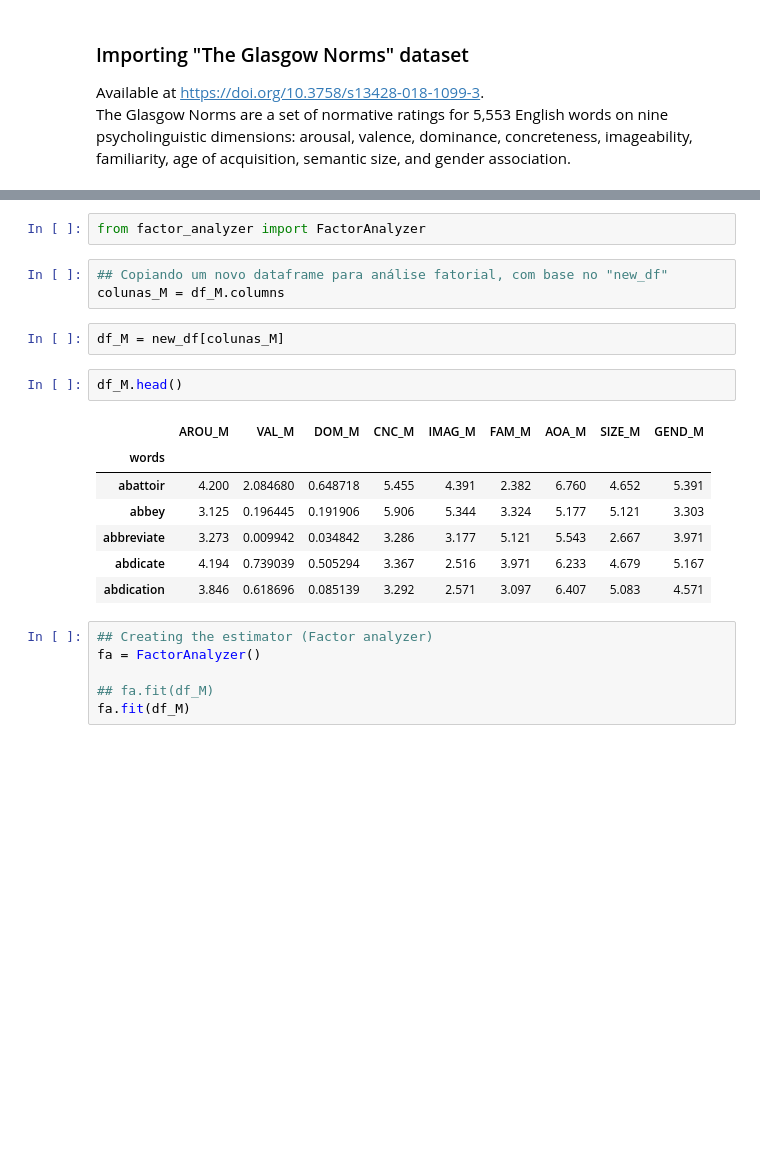
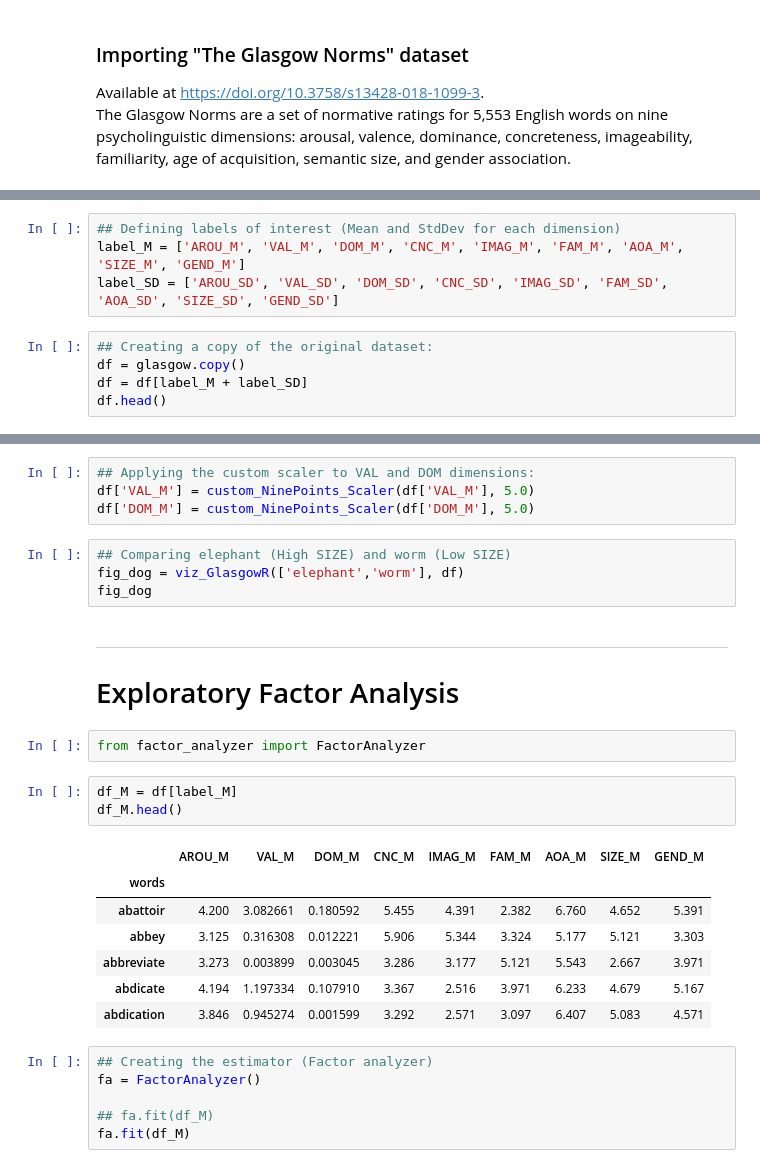
Before and after one commit to tbnsilveira/semantic_factors, a Jupyter notebook: notebooks/Semantic_Factors.ipynb, the cells around one changed output, grey strips where cells are left out. Saved outputs shown, nothing was run; the diff lists cells and outputs as text; blank space fills up the shorter version.

```diff
--- a/notebooks/Semantic_Factors.ipynb
+++ b/notebooks/Semantic_Factors.ipynb
@@ -330,0 +50,9 @@ This tutorial brings more reference on factor analysis calculation: https://medi
+# %%
+## Defining labels of interest (Mean and StdDev for each dimension)
+label_M = ['AROU_M', 'VAL_M', 'DOM_M', 'CNC_M', 'IMAG_M', 'FAM_M', 'AOA_M', 'SIZE_M', 'GEND_M']
+label_SD = ['AROU_SD', 'VAL_SD', 'DOM_SD', 'CNC_SD', 'IMAG_SD', 'FAM_SD', 'AOA_SD', 'SIZE_SD', 'GEND_SD']
+# %%
+## Creating a copy of the original dataset:
+df = glasgow.copy()
+df = df[label_M + label_SD]
+df.head()
@@ -331,20 +211,27 @@ This tutorial brings more reference on factor analysis calculation: https://medi
+# %%
+## Applying the custom scaler to VAL and DOM dimensions:
+df['VAL_M'] = custom_NinePoints_Scaler(df['VAL_M'], 5.0)
+df['DOM_M'] = custom_NinePoints_Scaler(df['DOM_M'], 5.0)
+# %%
+## Comparing elephant (High SIZE) and worm (Low SIZE)
+fig_dog = viz_GlasgowR(['elephant','worm'], df)
+fig_dog
+# %% [markdown]
+----
+# Exploratory Factor Analysis
 # %%
 from factor_analyzer import FactorAnalyzer
-# %%
-## Copiando um novo dataframe para análise fatorial, com base no "new_df"
-colunas_M = df_M.columns
-# %%
-df_M = new_df[colunas_M]
 # %%
+df_M = df[label_M]
 df_M.head()
 # %% [output]
 |  | AROU_M | VAL_M | DOM_M | CNC_M | IMAG_M | FAM_M | AOA_M | SIZE_M | GEND_M |
 | words |  |  |  |  |  |  |  |  |  |
-| abattoir | 4.200 | 2.084680 | 0.648718 | 5.455 | 4.391 | 2.382 | 6.760 | 4.652 | 5.391 |
-| abbey | 3.125 | 0.196445 | 0.191906 | 5.906 | 5.344 | 3.324 | 5.177 | 5.121 | 3.303 |
-| abbreviate | 3.273 | 0.009942 | 0.034842 | 3.286 | 3.177 | 5.121 | 5.543 | 2.667 | 3.971 |
-| abdicate | 4.194 | 0.739039 | 0.505294 | 3.367 | 2.516 | 3.971 | 6.233 | 4.679 | 5.167 |
-| abdication | 3.846 | 0.618696 | 0.085139 | 3.292 | 2.571 | 3.097 | 6.407 | 5.083 | 4.571 |
+| abattoir | 4.200 | 3.082661 | 0.180592 | 5.455 | 4.391 | 2.382 | 6.760 | 4.652 | 5.391 |
+| abbey | 3.125 | 0.316308 | 0.012221 | 5.906 | 5.344 | 3.324 | 5.177 | 5.121 | 3.303 |
+| abbreviate | 3.273 | 0.003899 | 0.003045 | 3.286 | 3.177 | 5.121 | 5.543 | 2.667 | 3.971 |
+| abdicate | 4.194 | 1.197334 | 0.107910 | 3.367 | 2.516 | 3.971 | 6.233 | 4.679 | 5.167 |
+| abdication | 3.846 | 0.945274 | 0.001599 | 3.292 | 2.571 | 3.097 | 6.407 | 5.083 | 4.571 |
 # %%
 ## Creating the estimator (Factor analyzer)
 fa = FactorAnalyzer()
```
Also changed, not shown: parts of 62 cells of this notebook.
